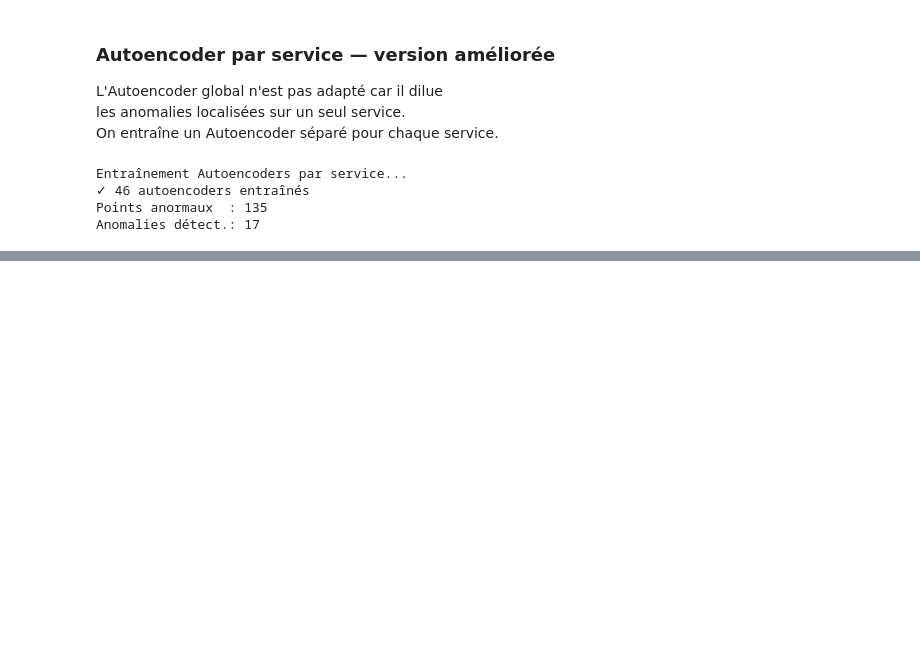
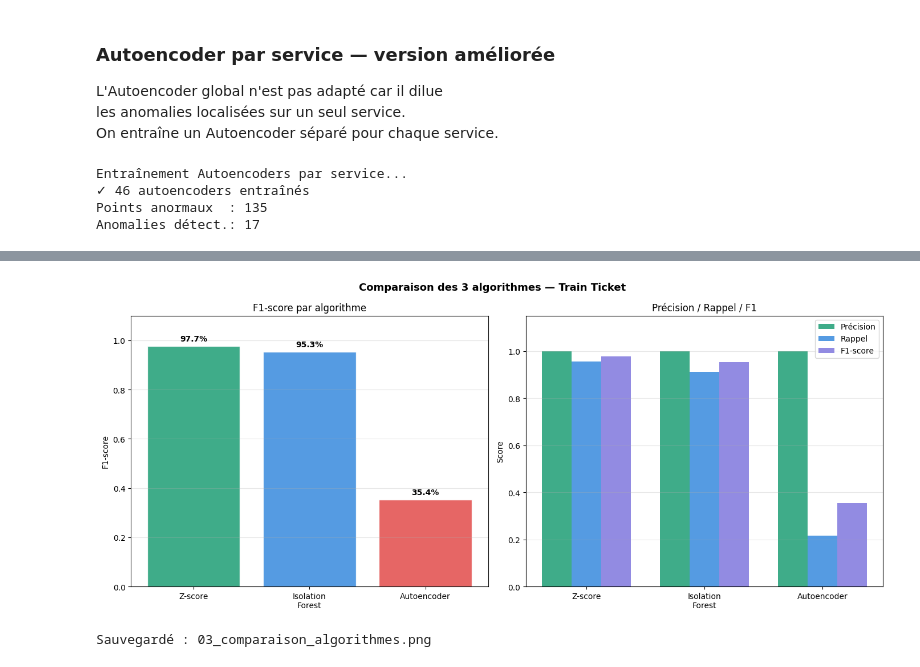
Before and after one commit to Eunicepris/Intelligent_observability, a Jupyter notebook: notebooks/03_detection_metriques.ipynb, the cells around one changed output, grey strips where cells are left out. Saved outputs shown, nothing was run; the diff lists cells and outputs as text; code cells hidden in the pictures; blank space fills up the shorter version.

```diff
--- a/notebooks/03_detection_metriques.ipynb
+++ b/notebooks/03_detection_metriques.ipynb
@@ -1299,0 +1348,57 @@ Anomalies détect.: 17
+# %%
+fig, axes = plt.subplots(1, 2, figsize=(14, 6))
+fig.suptitle('Comparaison des 3 algorithmes — Train Ticket',
+             fontsize=13, fontweight='bold')
+
+algos    = ['Z-score', 'Isolation\nForest', 'Autoencoder']
+f1_scores = [
+    resultats_z['f1'],
+    resultats_if['f1'],
+    resultats_ae['f1']
+]
+rappels  = [
+    resultats_z['rappel'],
+    resultats_if['rappel'],
+    resultats_ae['rappel']
+]
+couleurs = ['#1D9E75', '#378ADD', '#E24B4A']
+
+# Graphique 1 : F1-score
+bars = axes[0].bar(algos, f1_scores,
+                   color=couleurs, alpha=0.85, edgecolor='white')
+axes[0].set_title('F1-score par algorithme')
+axes[0].set_ylabel('F1-score')
+axes[0].set_ylim(0, 1.1)
+axes[0].grid(axis='y', alpha=0.3)
+for bar, v in zip(bars, f1_scores):
+    axes[0].text(bar.get_x() + bar.get_width()/2,
+                 v + 0.02, f'{v:.1%}',
+                 ha='center', fontweight='bold')
+
+# Graphique 2 : Précision / Rappel / F1
+x     = np.arange(len(algos))
+width = 0.25
+axes[1].bar(x - width, [resultats_z['precision'],
+                         resultats_if['precision'],
+                         resultats_ae['precision']],
+            width, label='Précision', color='#1D9E75', alpha=0.85)
+axes[1].bar(x, rappels, width,
+            label='Rappel', color='#378ADD', alpha=0.85)
+axes[1].bar(x + width, f1_scores, width,
+            label='F1-score', color='#7F77DD', alpha=0.85)
+axes[1].set_xticks(x)
+axes[1].set_xticklabels(algos)
+axes[1].set_title('Précision / Rappel / F1')
+axes[1].set_ylabel('Score')
+axes[1].set_ylim(0, 1.15)
+axes[1].legend()
+axes[1].grid(axis='y', alpha=0.3)
+
+plt.tight_layout()
+plt.savefig(FIGURES / '03_comparaison_algorithmes.png',
+            dpi=150, bbox_inches='tight')
+plt.show()
+print("Sauvegardé : 03_comparaison_algorithmes.png")
+# %% [output]
+[figure, added]
+Sauvegardé : 03_comparaison_algorithmes.png
```
Also changed, not shown: parts of 15 cells of this notebook, 4 other files.
